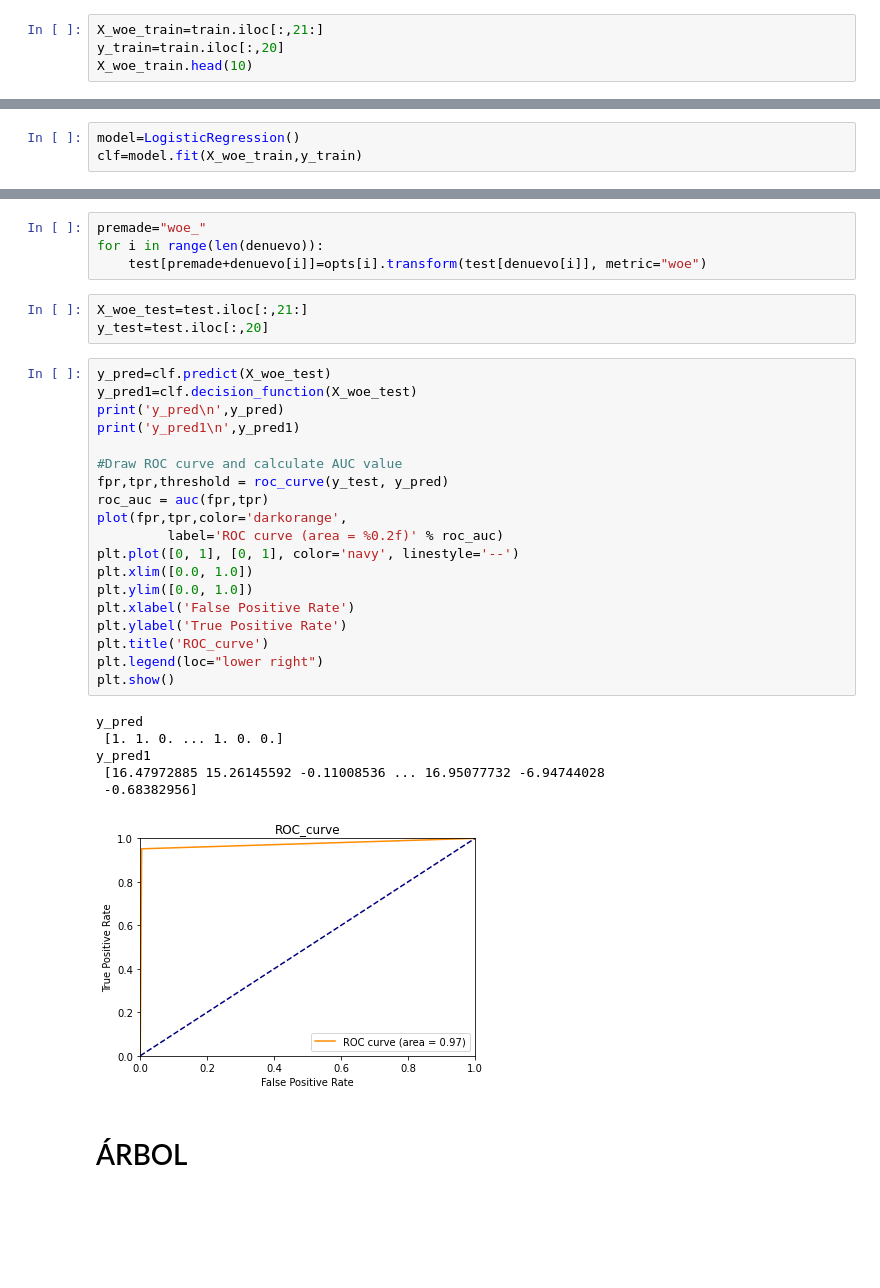
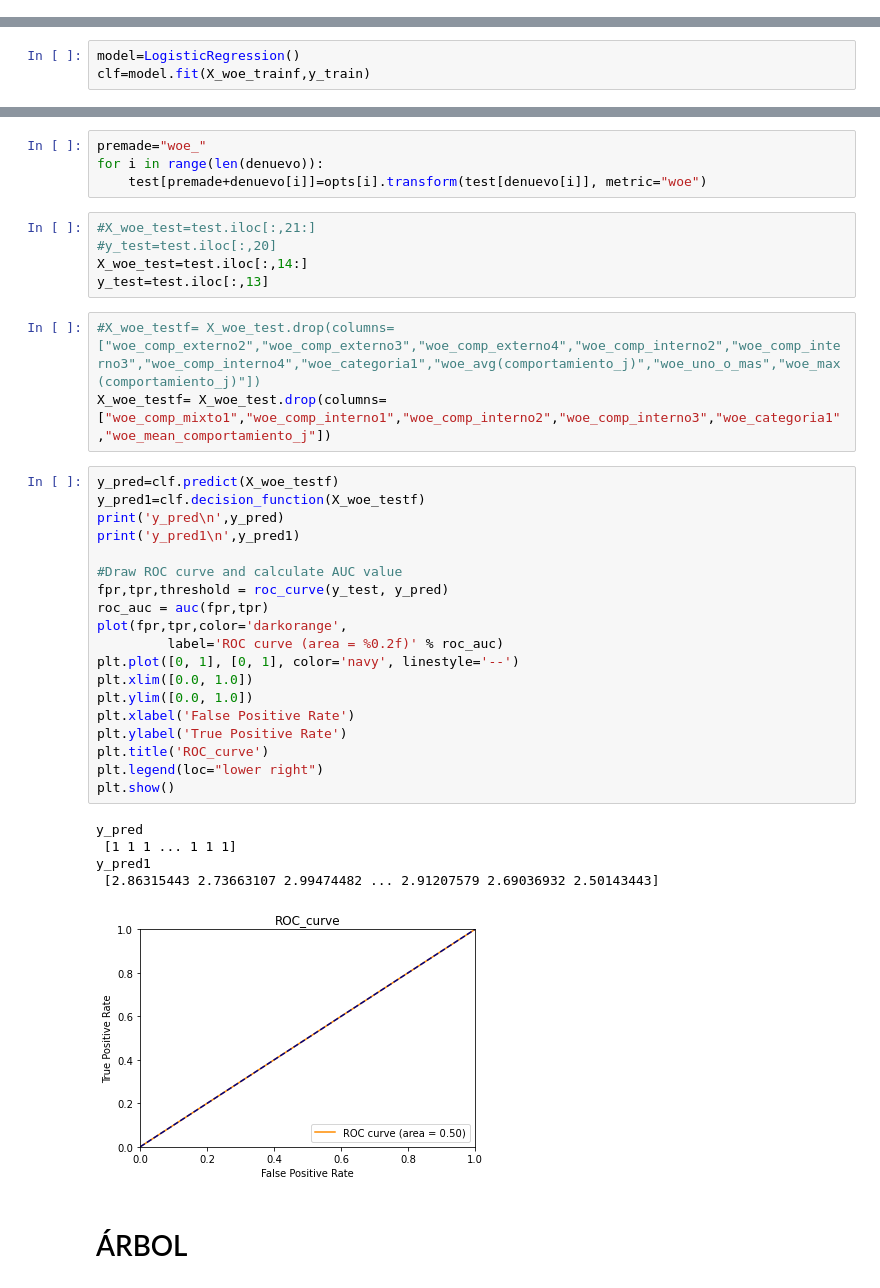
Before and after one commit to BrianPgz/HomeWork1_ML, a Jupyter notebook: Tarea2.ipynb, the cells around one changed output, grey strips where cells are left out. Saved outputs shown, nothing was run; the diff lists cells and outputs as text; blank space fills up the shorter version.

```diff
--- a/Tarea2.ipynb
+++ b/Tarea2.ipynb
@@ -460,4 +543,0 @@ plt.show()
-# %%
-X_woe_train=train.iloc[:,21:]
-y_train=train.iloc[:,20]
-X_woe_train.head(10)
@@ -496,3 +564,3 @@ Name: Respuesta, dtype: float64
 # %%
 model=LogisticRegression()
-clf=model.fit(X_woe_train,y_train)
+clf=model.fit(X_woe_trainf,y_train)
@@ -543,34 +599,38 @@ premade="woe_"
 for i in range(len(denuevo)):
     test[premade+denuevo[i]]=opts[i].transform(test[denuevo[i]], metric="woe")
 # %%
-X_woe_test=test.iloc[:,21:]
-y_test=test.iloc[:,20]
+#X_woe_test=test.iloc[:,21:]
+#y_test=test.iloc[:,20]
+X_woe_test=test.iloc[:,14:]
+y_test=test.iloc[:,13]
+# %%
+#X_woe_testf= X_woe_test.drop(columns=["woe_comp_externo2","woe_comp_externo3","woe_comp_externo4","woe_comp_interno2","woe_comp_interno3","woe_comp_interno4","woe_categoria1","woe_avg(comportamiento_j)","woe_uno_o_mas","woe_max(comportamiento_j)"])
+X_woe_testf= X_woe_test.drop(columns=["woe_comp_mixto1","woe_comp_interno1","woe_comp_interno2","woe_comp_interno3","woe_categoria1","woe_mean_comportamiento_j"])
 # %%
-y_pred=clf.predict(X_woe_test)
-y_pred1=clf.decision_function(X_woe_test)
+y_pred=clf.predict(X_woe_testf)
+y_pred1=clf.decision_function(X_woe_testf)
 print('y_pred\n',y_pred)
 print('y_pred1\n',y_pred1)
 
 #Draw ROC curve and calculate AUC value
 fpr,tpr,threshold = roc_curve(y_test, y_pred)
 roc_auc = auc(fpr,tpr)
 plot(fpr,tpr,color='darkorange',
          label='ROC curve (area = %0.2f)' % roc_auc)
 plt.plot([0, 1], [0, 1], color='navy', linestyle='--')
 plt.xlim([0.0, 1.0])
 plt.ylim([0.0, 1.0])
 plt.xlabel('False Positive Rate')
 plt.ylabel('True Positive Rate')
 plt.title('ROC_curve')
 plt.legend(loc="lower right")
 plt.show()
 # %% [output]
 y_pred
- [1. 1. 0. ... 1. 0. 0.]
+ [1 1 1 ... 1 1 1]
 y_pred1
- [16.47972885 15.26145592 -0.11008536 ... 16.95077732 -6.94744028
- -0.68382956]
+ [2.86315443 2.73663107 2.99474482 ... 2.91207579 2.69036932 2.50143443]
-[figure, old version]
+[figure, new version]
 # %% [markdown]
 # ÁRBOL
 # %%
```
Also changed, not shown: parts of 27 cells of this notebook.
